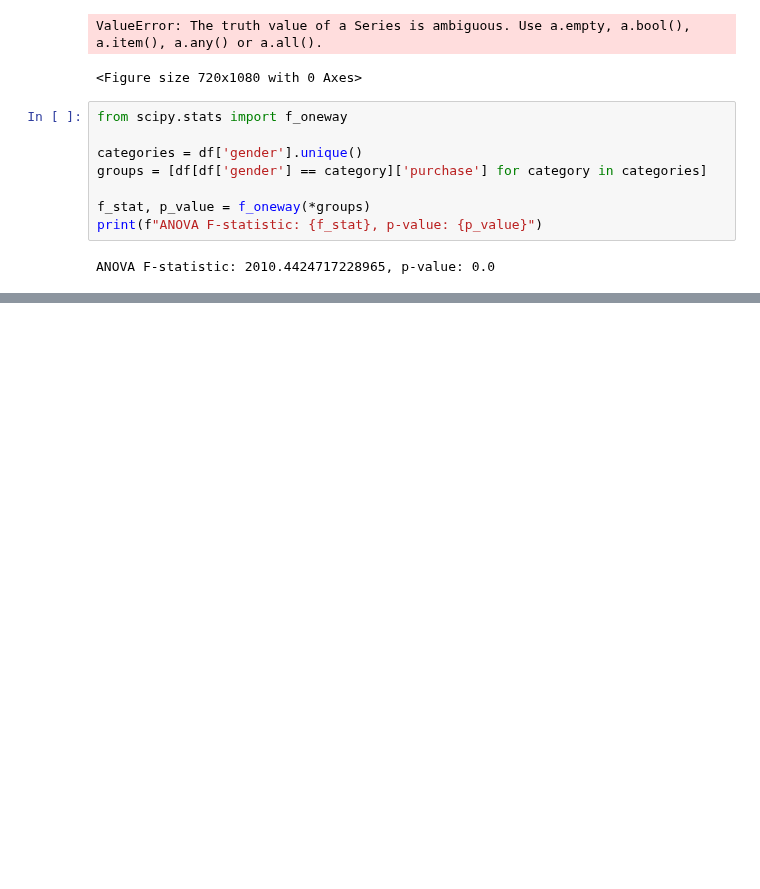
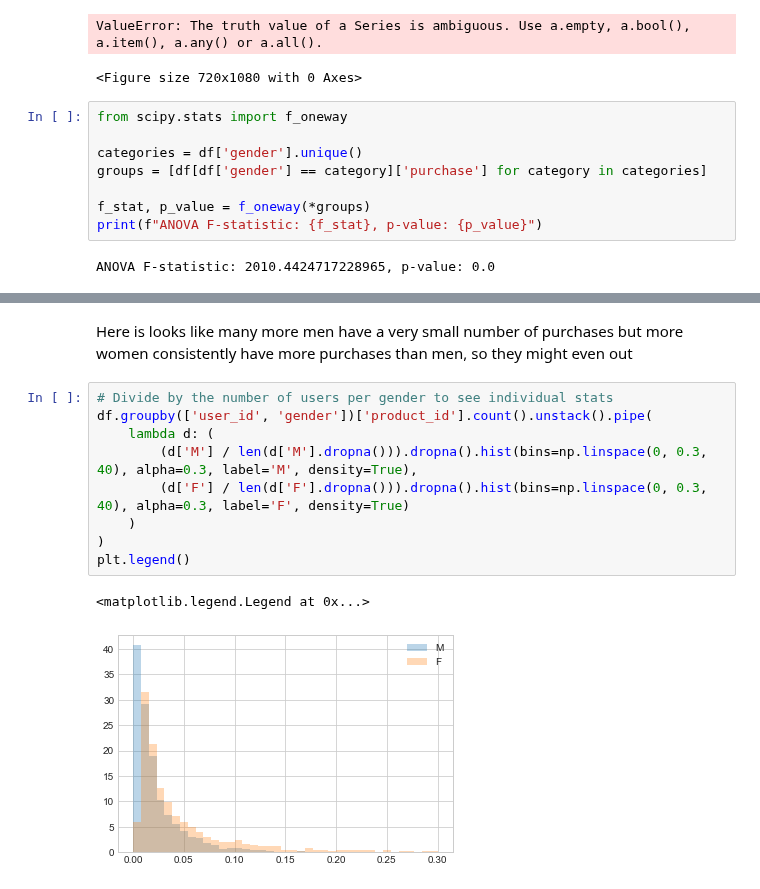
Before and after one commit to Green-Kiwie/Extreme-Couponers-Walmart-Black-Friday, a Jupyter notebook: joe-explore.ipynb, the cells around one changed output, grey strips where cells are left out. Drawn from its saved outputs; the diff is of its cells as text; blank space fills up the shorter version.

```diff
--- a/joe-explore.ipynb
+++ b/joe-explore.ipynb
@@ -202,0 +200,14 @@ df.head()
+# %% [markdown]
+Here is looks like many more men have a very small number of purchases but more women consistently have more purchases than men, so they might even out
+# %%
+# Divide by the number of users per gender to see individual stats
+df.groupby(['user_id', 'gender'])['product_id'].count().unstack().pipe(
+    lambda d: (
+        (d['M'] / len(d['M'].dropna())).dropna().hist(bins=np.linspace(0, 0.3, 40), alpha=0.3, label='M', density=True),
+        (d['F'] / len(d['F'].dropna())).dropna().hist(bins=np.linspace(0, 0.3, 40), alpha=0.3, label='F', density=True)
+    )
+)
+plt.legend()
+# %% [output]
+<matplotlib.legend.Legend at 0x...>
+[figure, added]
```
Also changed, not shown: parts of 30 cells of this notebook.
